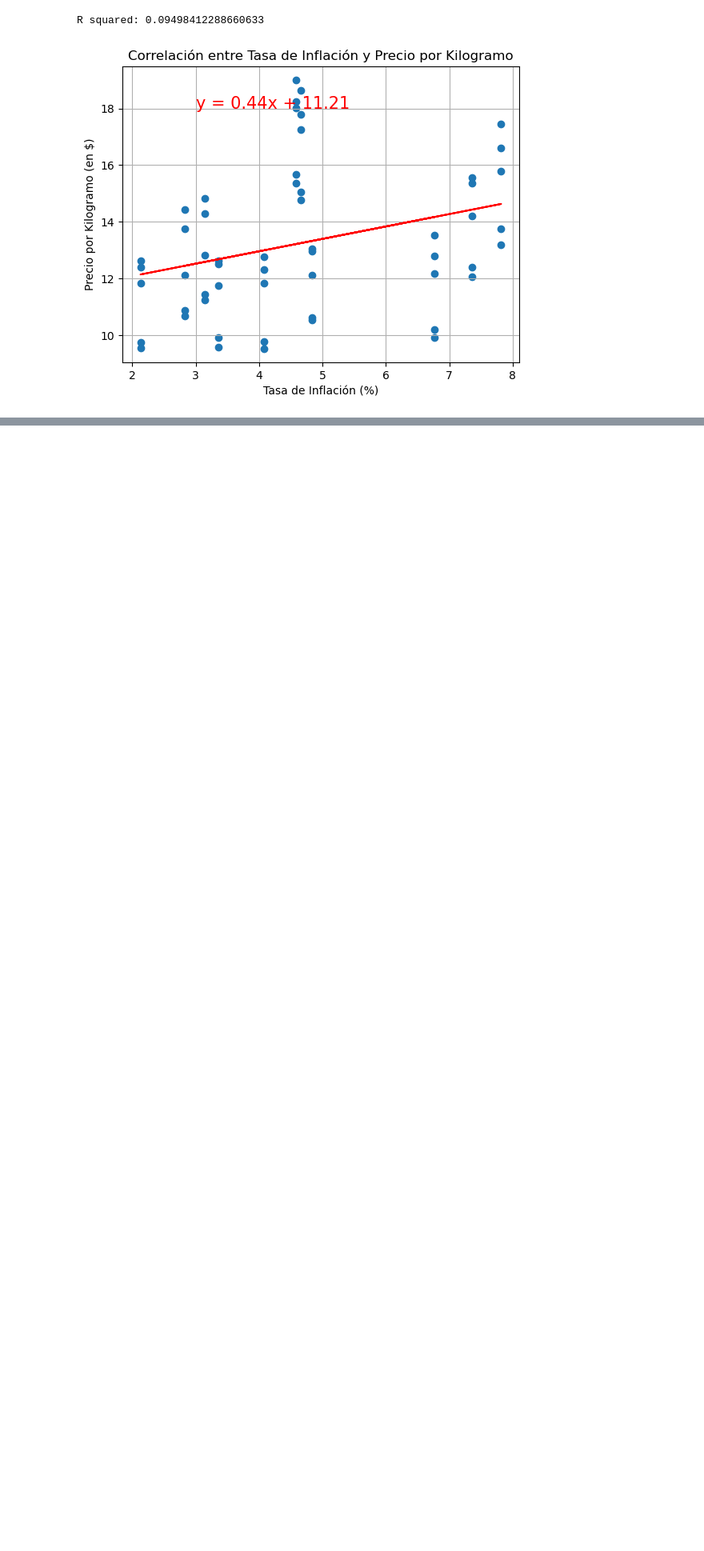
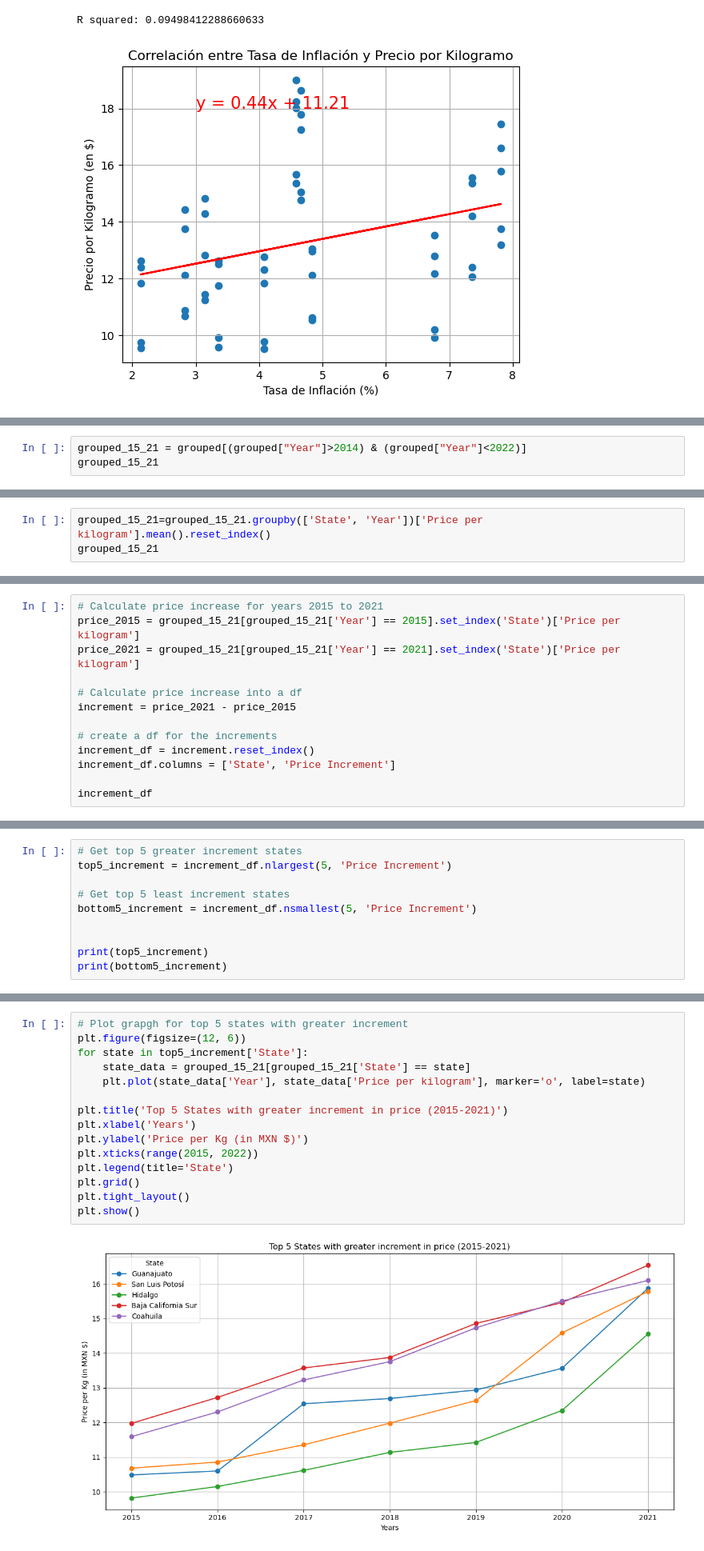
Before and after one commit to Josemarome/Project_1, a Jupyter notebook: Tortilla.ipynb, the cells around one changed output, grey strips where cells are left out. Shown at 80% size. Cells and saved outputs as stored; diff of their text form; blank space fills up the shorter version.

```diff
--- a/Tortilla.ipynb
+++ b/Tortilla.ipynb
@@ -456,0 +459,3 @@ R squared: 0.09498412288660633
+# %%
+grouped_15_21 = grouped[(grouped["Year"]>2014) & (grouped["Year"]<2022)]
+grouped_15_21
@@ -456,0 +476,3 @@ R squared: 0.09498412288660633
+# %%
+grouped_15_21=grouped_15_21.groupby(['State', 'Year'])['Price per kilogram'].mean().reset_index()
+grouped_15_21
@@ -456,0 +493,13 @@ R squared: 0.09498412288660633
+# %%
+# Calculate price increase for years 2015 to 2021
+price_2015 = grouped_15_21[grouped_15_21['Year'] == 2015].set_index('State')['Price per kilogram']
+price_2021 = grouped_15_21[grouped_15_21['Year'] == 2021].set_index('State')['Price per kilogram']
+
+# Calculate price increase into a df
+increment = price_2021 - price_2015
+
+# create a df for the increments
+increment_df = increment.reset_index()
+increment_df.columns = ['State', 'Price Increment']
+
+increment_df
@@ -456,0 +524,10 @@ R squared: 0.09498412288660633
+# %%
+# Get top 5 greater increment states
+top5_increment = increment_df.nlargest(5, 'Price Increment')
+
+# Get top 5 least increment states
+bottom5_increment = increment_df.nsmallest(5, 'Price Increment')
+
+
+print(top5_increment)
+print(bottom5_increment)
@@ -456,0 +547,17 @@ R squared: 0.09498412288660633
+# %%
+# Plot grapgh for top 5 states with greater increment
+plt.figure(figsize=(12, 6))
+for state in top5_increment['State']:
+    state_data = grouped_15_21[grouped_15_21['State'] == state]
+    plt.plot(state_data['Year'], state_data['Price per kilogram'], marker='o', label=state)
+
+plt.title('Top 5 States with greater increment in price (2015-2021)')
+plt.xlabel('Years')
+plt.ylabel('Price per Kg (in MXN $)')
+plt.xticks(range(2015, 2022))
+plt.legend(title='State')
+plt.grid()
+plt.tight_layout()
+plt.show()
+# %% [output]
+[figure, added]
```
Also changed, not shown: parts of 8 cells of this notebook, 2 other files.
